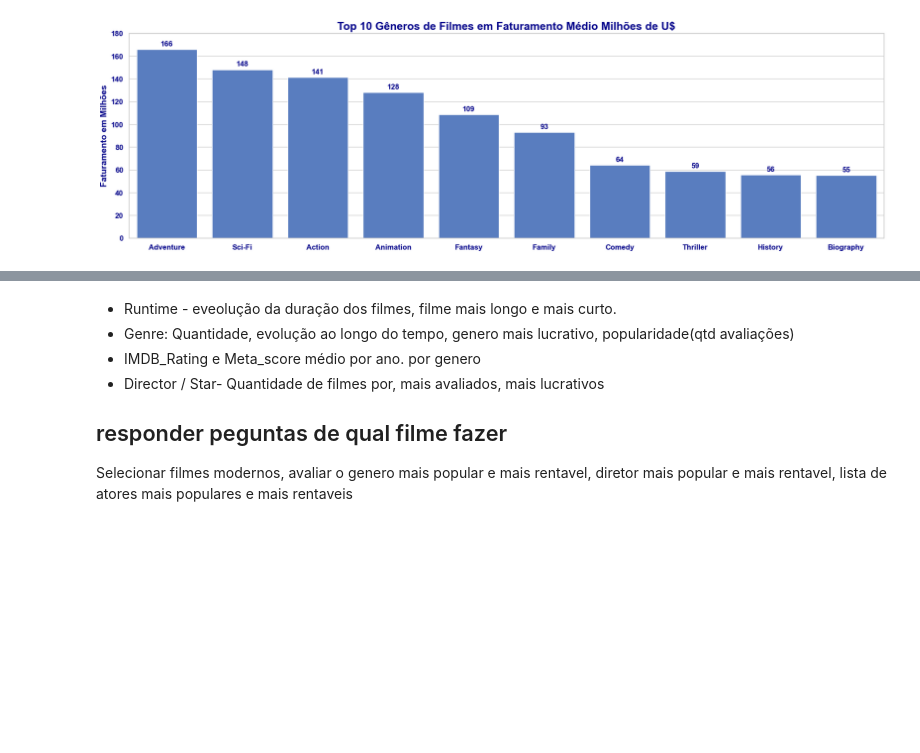
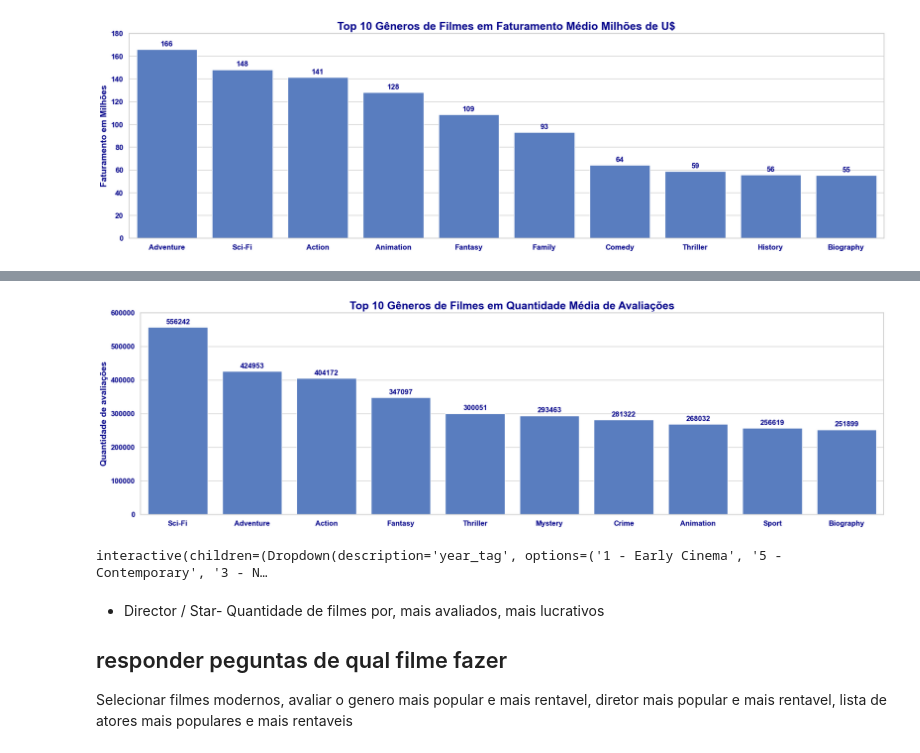
Before and after one commit to AurelioGuilherme/Desafio_Ciencia_de_Dados, a Jupyter notebook: Notebooks/EDA.ipynb, the cells around one changed output, grey strips where cells are left out. Cells and saved outputs as stored; diff of their text form; code cells hidden in the pictures; blank space fills up the shorter version.

```diff
--- a/Notebooks/EDA.ipynb
+++ b/Notebooks/EDA.ipynb
@@ -806,9 +629,39 @@ interactive(children=(Dropdown(description='metrica', options=('mean', 'max', 'm
+# %%
+df_groupby = generos.groupby('Genre').agg(qtd_votos_medio = ('No_of_Votes', 'mean'))\
+                    .sort_values('qtd_votos_medio', ascending = False)\
+                    .head(10)
+
+barplot_custom(df_groupby,
+               figsize=(22,6),
+               col_x= 'Genre',
+               col_y = 'qtd_votos_medio',
+               title="Top 10 Gêneros de Filmes em Quantidade Média de Avaliações",
+               y_label='Quantidade de avaliações',
+               bar_anotate=True,
+               y_lim=[0,600000])
+# %% [output]
+[figure, added]
+# %%
+@interact(year_tag = set(generos.Year_Tag))
+def plot_bar_plot_custom_interativo(year_tag):
+    df_groupby = generos.query(f'Year_Tag == "{year_tag}"')\
+                        .groupby('Genre').agg(qtd_votos_medio = ('No_of_Votes', 'mean'))\
+                        .sort_values('qtd_votos_medio', ascending = False)\
+                        .head(10)
+    max = df_groupby['qtd_votos_medio'].max() * 1.1
+
+    barplot_custom(df_groupby,
+                   figsize=(22,6),
+                   col_x= 'Genre',
+                   col_y = 'qtd_votos_medio',
+                   title="Top 10 Gêneros de Filmes em Quantidade Média de Avaliações",
+                   y_label='Quantidade de avaliações',
+                   bar_anotate=True,
+                   y_lim=[0,max])
+# %% [output]
+interactive(children=(Dropdown(description='year_tag', options=('1 - Early Cinema', '5 - Contemporary', '3 - N…
 # %% [markdown]
-- Runtime - eveolução da duração dos filmes, filme mais longo e mais curto.
-- Genre: Quantidade, evolução ao longo do tempo, genero mais lucrativo, popularidade(qtd avaliações)
-- IMDB_Rating e Meta_score médio por ano. por genero
 - Director /	Star- Quantidade de filmes por, mais avaliados, mais lucrativos
-
 
 ## responder peguntas de qual filme fazer
 
```
Also changed, not shown: parts of 33 cells of this notebook.
